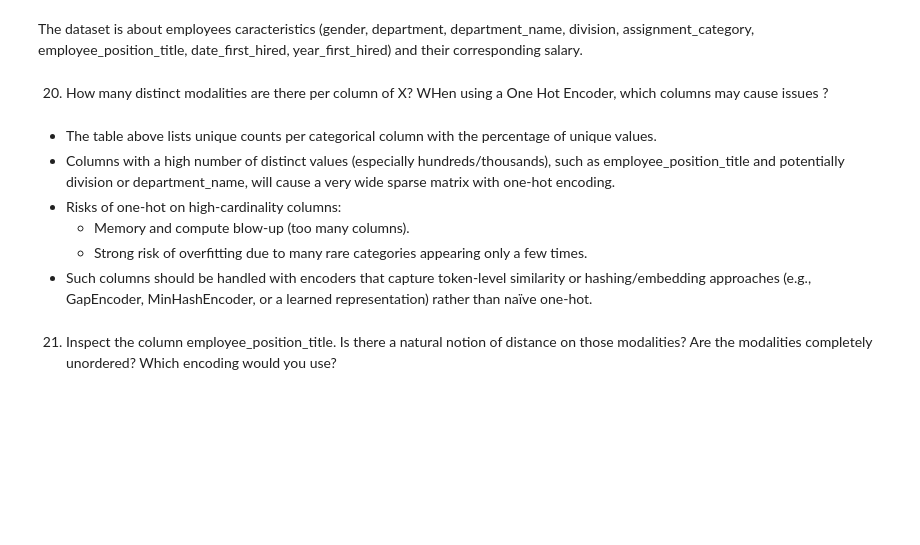
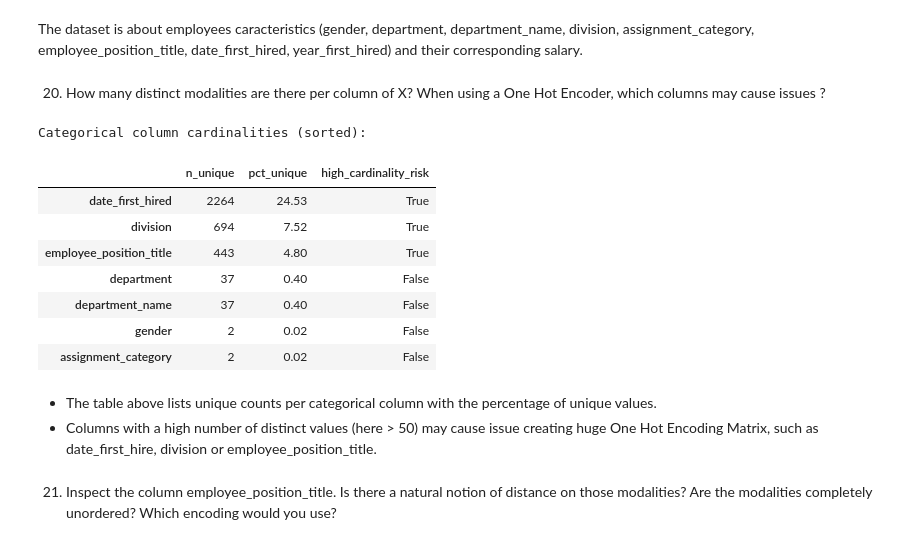
Before and after one commit to RaynorEtienn/Python4DataScience, a Jupyter notebook: Lab_3/romain_ETIENNE_akilan_THEVARAJA.ipynb, the cells around one changed output. Saved outputs shown, nothing was run; the diff lists cells and outputs as text; code cells hidden in the pictures; blank space fills up the shorter version.

```diff
--- a/Lab_3/romain_ETIENNE_akilan_THEVARAJA.ipynb
+++ b/Lab_3/romain_ETIENNE_akilan_THEVARAJA.ipynb
@@ -773,43 +646,37 @@ salary_X.head(), salary_y.head()
 # %% [markdown]
 The dataset is about employees caracteristics (gender, department, department_name, division, assignment_category, employee_position_title, date_first_hired, year_first_hired) and their corresponding salary.
 # %% [markdown]
-20) How many distinct modalities are there per column of X? WHen using a One Hot Encoder, which columns may cause issues ?
+20) How many distinct modalities are there per column of X? When using a One Hot Encoder, which columns may cause issues ?
 # %%
-import pandas as pd
-
-# Assume salary_X is already loaded earlier; if not, attempt quick load
-if 'salary_X' not in globals():
-    try:
-        salary_X = pd.read_csv('salary_X.csv', index_col=0)
-    except FileNotFoundError:
-        from zipfile import ZipFile
-        with ZipFile('skrub_data_lab3.zip') as zf:
-            with zf.open('salary_X.csv') as fX:
-                salary_X = pd.read_csv(fX, index_col=0)
-
 # Identify candidate categorical columns (object or category dtypes)
 cat_cols_salary = [c for c in salary_X.columns if salary_X[c].dtype == 'object' or str(salary_X[c].dtype).startswith('category')]
 cardinality = (
     salary_X[cat_cols_salary]
     .nunique(dropna=True)
     .sort_values(ascending=False)
     .rename('n_unique')
     .to_frame()
 )
 cardinality['pct_unique'] = (cardinality['n_unique'] / len(salary_X) * 100).round(2)
 
 # Flag high-cardinality risk (arbitrary threshold > 50 unique values and > 1% distinct ratio)
 cardinality['high_cardinality_risk'] = (cardinality['n_unique'] > 50) & (cardinality['pct_unique'] > 1.0)
 
 print("Categorical column cardinalities (sorted):")
 cardinality.head(20)
+# %% [output]
+Categorical column cardinalities (sorted):
+|  | n_unique | pct_unique | high_cardinality_risk |
+| date_first_hired | 2264 | 24.53 | True |
+| division | 694 | 7.52 | True |
+| employee_position_title | 443 | 4.80 | True |
+| department | 37 | 0.40 | False |
+| department_name | 37 | 0.40 | False |
+| gender | 2 | 0.02 | False |
+| assignment_category | 2 | 0.02 | False |
 # %% [markdown]
 - The table above lists unique counts per categorical column with the percentage of unique values.
-- Columns with a high number of distinct values (especially hundreds/thousands), such as employee_position_title and potentially division or department_name, will cause a very wide sparse matrix with one-hot encoding.
-- Risks of one-hot on high-cardinality columns:
-  - Memory and compute blow-up (too many columns).
-  - Strong risk of overfitting due to many rare categories appearing only a few times.
-- Such columns should be handled with encoders that capture token-level similarity or hashing/embedding approaches (e.g., GapEncoder, MinHashEncoder, or a learned representation) rather than naïve one-hot.
+- Columns with a high number of distinct values (here > 50) may cause issue creating huge One Hot Encoding Matrix, such as date_first_hire, division or employee_position_title.
 # %% [markdown]
 21) Inspect the column employee_position_title. Is there a natural notion of distance on those modalities? Are the modalities completely unordered? Which encoding would you use?
 # %%
```
Also changed, not shown: parts of 38 cells of this notebook, 1 other file.
